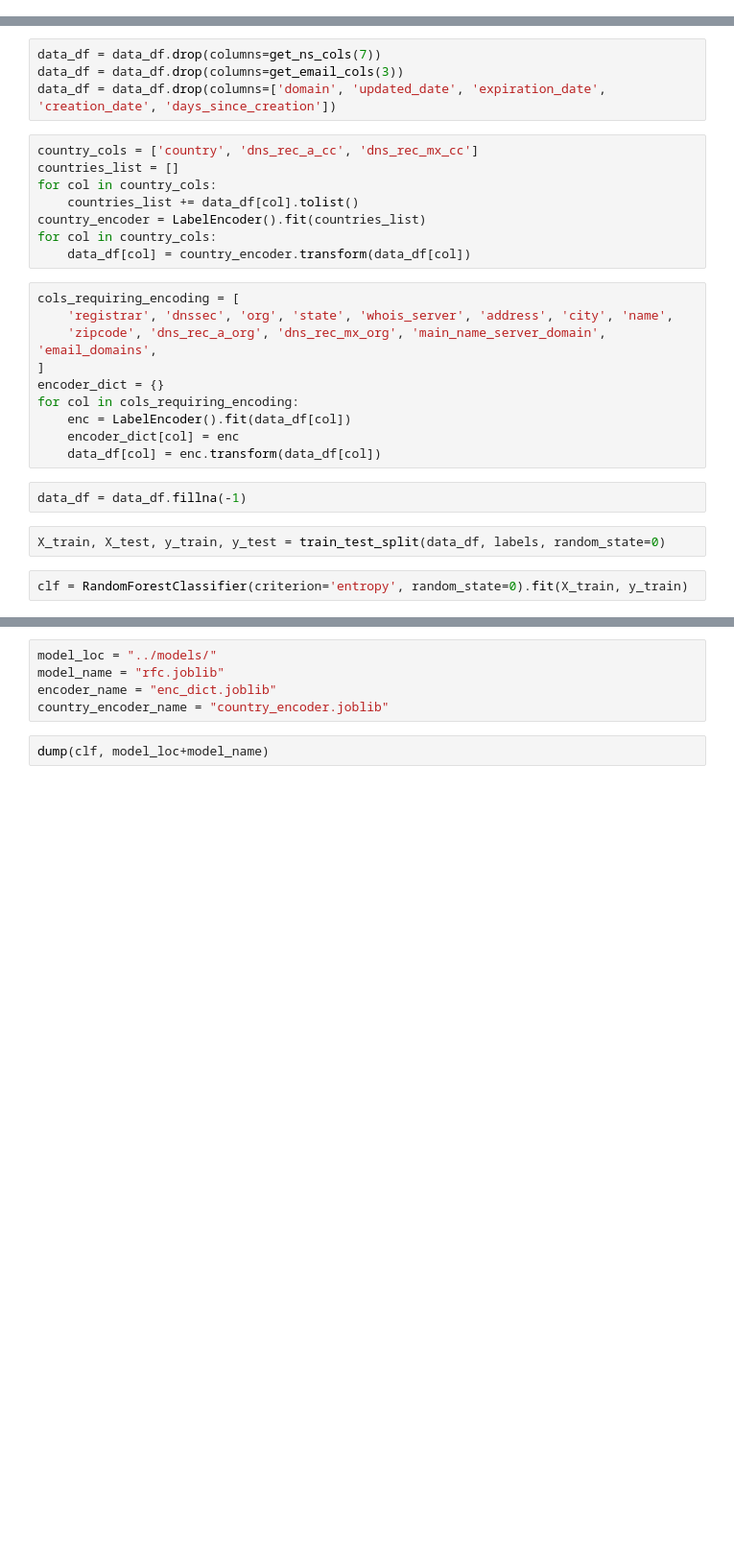
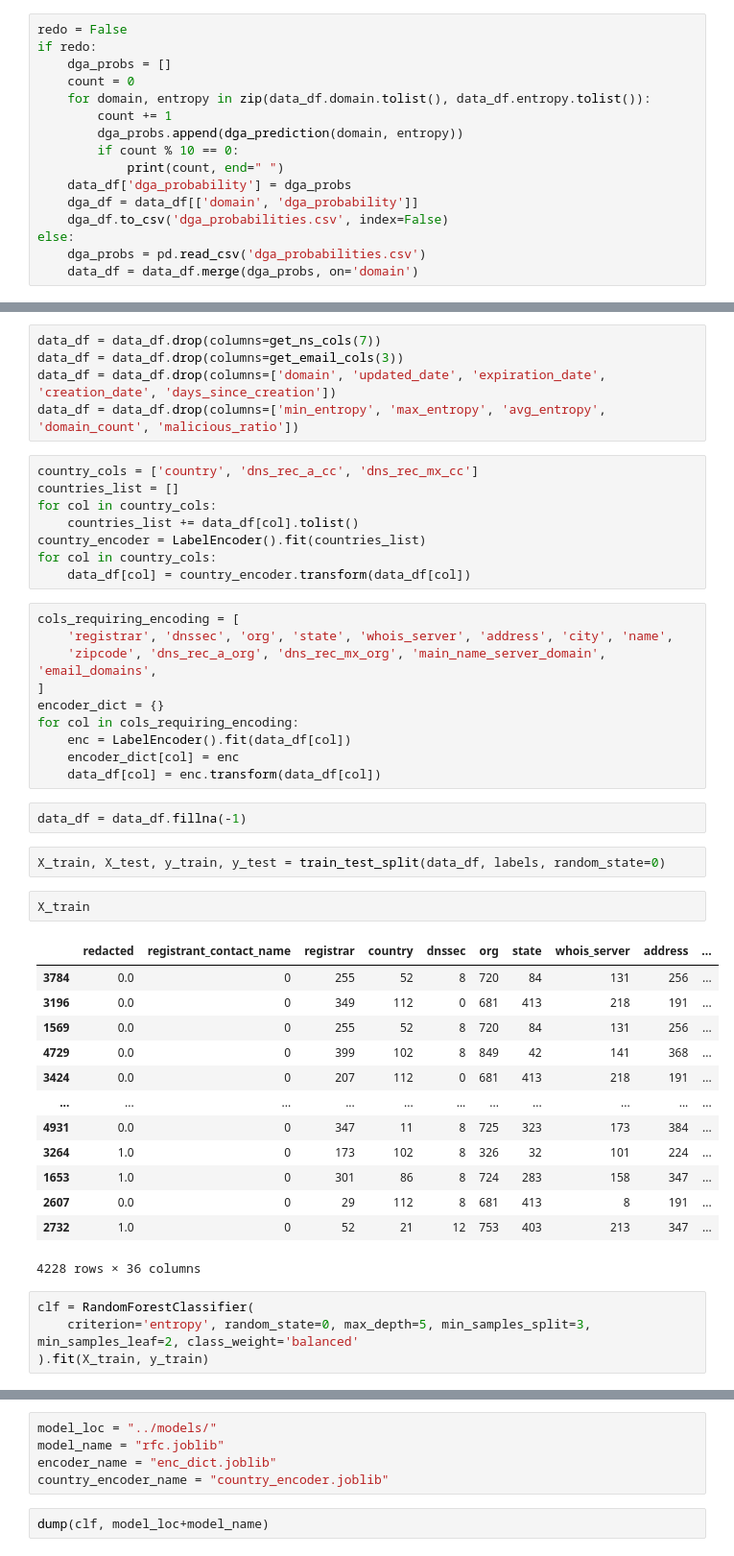
Before and after one commit to erodium/artemis, a Jupyter notebook: notebooks/randomforest.ipynb, the cells around one changed output, grey strips where cells are left out. Shown at 96% size. Saved outputs shown, nothing was run; the diff lists cells and outputs as text; blank space fills up the shorter version.

```diff
--- a/notebooks/randomforest.ipynb
+++ b/notebooks/randomforest.ipynb
@@ -13,3 +36,19 @@ df = pd.read_csv(file)
 label = 'malicious'
 labels = df[label].values
 data_df = df.drop(columns=label)
+# %%
+redo = False
+if redo:
+    dga_probs = []
+    count = 0
+    for domain, entropy in zip(data_df.domain.tolist(), data_df.entropy.tolist()):
+        count += 1
+        dga_probs.append(dga_prediction(domain, entropy))
+        if count % 10 == 0:
+            print(count, end=" ")
+    data_df['dga_probability'] = dga_probs
+    dga_df = data_df[['domain', 'dga_probability']]
+    dga_df.to_csv('dga_probabilities.csv', index=False)
+else:
+    dga_probs = pd.read_csv('dga_probabilities.csv')
+    data_df = data_df.merge(dga_probs, on='domain')
@@ -17,6 +93,7 @@ data_df = df.drop(columns=label)
 data_df = data_df.drop(columns=get_ns_cols(7))
 data_df = data_df.drop(columns=get_email_cols(3))
 data_df = data_df.drop(columns=['domain', 'updated_date', 'expiration_date', 'creation_date', 'days_since_creation'])
+data_df = data_df.drop(columns=['min_entropy', 'max_entropy', 'avg_entropy', 'domain_count', 'malicious_ratio'])
 # %%
 country_cols = ['country', 'dns_rec_a_cc', 'dns_rec_mx_cc']
 countries_list = []
@@ -39,7 +116,25 @@ for col in cols_requiring_encoding:
 data_df = data_df.fillna(-1)
 # %%
 X_train, X_test, y_train, y_test = train_test_split(data_df, labels, random_state=0)
+# %%
+X_train
+# %% [output]
+|  | redacted | registrant_contact_name | registrar | country | dnssec | org | state | whois_server | address | ... |
+| 3784 | 0.0 | 0 | 255 | 52 | 8 | 720 | 84 | 131 | 256 | ... |
+| 3196 | 0.0 | 0 | 349 | 112 | 0 | 681 | 413 | 218 | 191 | ... |
+| 1569 | 0.0 | 0 | 255 | 52 | 8 | 720 | 84 | 131 | 256 | ... |
+| 4729 | 0.0 | 0 | 399 | 102 | 8 | 849 | 42 | 141 | 368 | ... |
+| 3424 | 0.0 | 0 | 207 | 112 | 0 | 681 | 413 | 218 | 191 | ... |
+| ... | ... | ... | ... | ... | ... | ... | ... | ... | ... | ... |
+| 4931 | 0.0 | 0 | 347 | 11 | 8 | 725 | 323 | 173 | 384 | ... |
+| 3264 | 1.0 | 0 | 173 | 102 | 8 | 326 | 32 | 101 | 224 | ... |
+| 1653 | 1.0 | 0 | 301 | 86 | 8 | 724 | 283 | 158 | 347 | ... |
+| 2607 | 0.0 | 0 | 29 | 112 | 8 | 681 | 413 | 8 | 191 | ... |
+| 2732 | 1.0 | 0 | 52 | 21 | 12 | 753 | 403 | 213 | 347 | ... |
+4228 rows × 36 columns
 # %%
-clf = RandomForestClassifier(criterion='entropy', random_state=0).fit(X_train, y_train)
+clf = RandomForestClassifier(
+    criterion='entropy', random_state=0, max_depth=5, min_samples_split=3, min_samples_leaf=2, class_weight='balanced'
+).fit(X_train, y_train)
 # %%
 clf.score(X_test, y_test)
```
Also changed, not shown: parts of 16 cells of this notebook, 1 other file.
